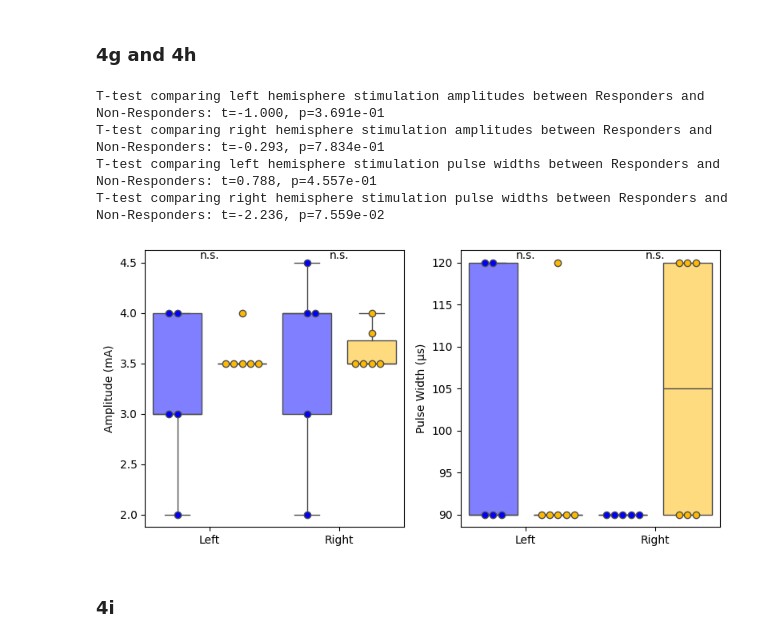
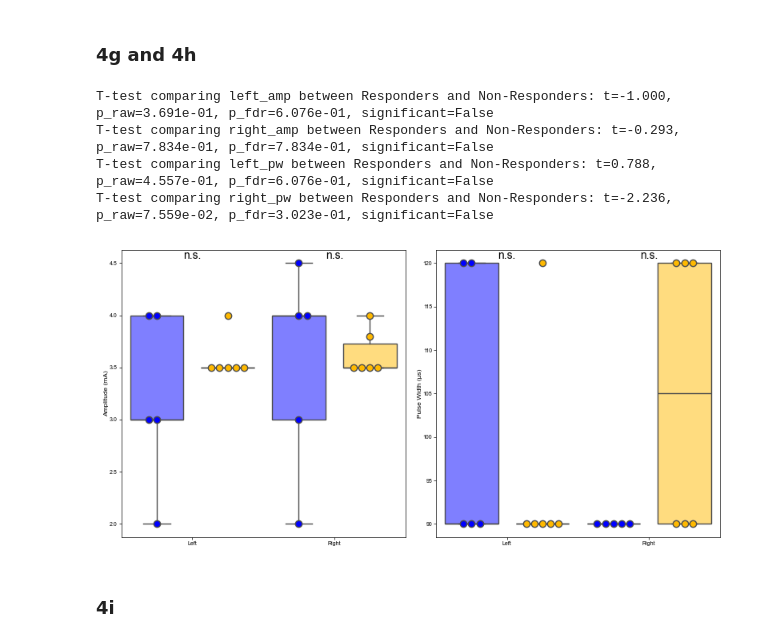
Before and after one commit to ProvenzaLab/PerceptPredictability, a Jupyter notebook: process_data.ipynb, the cells around one changed output. Cells and saved outputs as stored; diff of their text form; code cells hidden in the pictures.

```diff
--- a/process_data.ipynb
+++ b/process_data.ipynb
@@ -1514,57 +1514,62 @@ for pt_id in (nr_pts + r_pts):
     stim_setting_table.loc[len(stim_setting_table)] = [pt_id, response_status, left_amp, right_amp, left_pw, right_pw]
 
 left_amp_t_stat, left_amp_p_val = stats.ttest_ind(r_left_amps, nr_left_amps, equal_var=False)
+right_amp_t_stat, right_amp_p_val = stats.ttest_ind(r_right_amps, nr_right_amps, equal_var=False)
+left_pw_t_stat, left_pw_p_val = stats.ttest_ind(r_left_pws, nr_left_pws, equal_var=False)
+right_pw_t_stat, right_pw_p_val = stats.ttest_ind(r_right_pws, nr_right_pws, equal_var=False)
+
+test_labels = ['left_amp', 'right_amp', 'left_pw', 'right_pw']
+t_stats = [left_amp_t_stat, right_amp_t_stat, left_pw_t_stat, right_pw_t_stat]
+raw_p_vals = [left_amp_p_val, right_amp_p_val, left_pw_p_val, right_pw_p_val]
+
+reject, p_vals_fdr, _, _ = multipletests(raw_p_vals, alpha=0.05, method='fdr_bh')
+
+left_amp_p_val, right_amp_p_val, left_pw_p_val, right_pw_p_val = p_vals_fdr
 left_amp_asterisk_str = get_asterisk_str(left_amp_p_val)
-print(f'T-test comparing left hemisphere stimulation amplitudes between Responders and Non-Responders: t={left_amp_t_stat:.3f}, p={left_amp_p_val:.3e}')
+right_amp_asterisk_str = get_asterisk_str(right_amp_p_val)
+left_pw_asterisk_str = get_asterisk_str(left_pw_p_val)
+right_pw_asterisk_str = get_asterisk_str(right_pw_p_val)
 
-right_amp_t_stat, right_amp_p_val = stats.ttest_ind(r_right_amps, nr_right_amps, equal_var=False)
-right_amp_asterisk_str = get_asterisk_str(right_amp_p_val)
-print(f'T-test comparing right hemisphere stimulation amplitudes between Responders and Non-Responders: t={right_amp_t_stat:.3f}, p={right_amp_p_val:.3e}')
-
-left_pw_t_stat, left_pw_p_val = stats.ttest_ind(r_left_pws, nr_left_pws, equal_var=False)
-left_pw_asterisk_str = get_asterisk_str(left_pw_p_val)
-print(f'T-test comparing left hemisphere stimulation pulse widths between Responders and Non-Responders: t={left_pw_t_stat:.3f}, p={left_pw_p_val:.3e}')
-
-right_pw_t_stat, right_pw_p_val = stats.ttest_ind(r_right_pws, nr_right_pws, equal_var=False)
-right_pw_asterisk_str = get_asterisk_str(right_pw_p_val)
-print(f'T-test comparing right hemisphere stimulation pulse widths between Responders and Non-Responders: t={right_pw_t_stat:.3f}, p={right_pw_p_val:.3e}')
+for label, t_stat, p_raw, p_fdr, rej in zip(test_labels, t_stats, raw_p_vals, p_vals_fdr, reject):
+    print(f'T-test comparing {label} between Responders and Non-Responders: '
+          f't={t_stat:.3f}, p_raw={p_raw:.3e}, p_fdr={p_fdr:.3e}, significant={rej}')
 
 fig, axs = plt.subplots(ncols=2, figsize=(8, 4))
 plot_box_and_swarmplot(0, r_left_amps, axs[0], color=COL_PAL['Responder'], alpha=0.5)
 plot_box_and_swarmplot(1, nr_left_amps, axs[0], color=COL_PAL['Non-Responder'], alpha=0.5)
 plot_box_and_swarmplot(2, r_right_amps, axs[0], color=COL_PAL['Responder'], alpha=0.5)
 plot_box_and_swarmplot(3, nr_right_amps, axs[0], color=COL_PAL['Non-Responder'], alpha=0.5)
 plot_box_and_swarmplot(0, r_left_pws, axs[1], color=COL_PAL['Responder'], alpha=0.5)
 plot_box_and_swarmplot(1, nr_left_pws, axs[1], color=COL_PAL['Non-Responder'], alpha=0.5)
 plot_box_and_swarmplot(2, r_right_pws, axs[1], color=COL_PAL['Responder'], alpha=0.5)
 plot_box_and_swarmplot(3, nr_right_pws, axs[1], color=COL_PAL['Non-Responder'], alpha=0.5)
 
 axs[0].text(0.5, 1, left_amp_asterisk_str, ha='center', va='top', transform=axs[0].get_xaxis_transform())
 axs[0].text(2.5, 1, right_amp_asterisk_str, ha='center', va='top', transform=axs[0].get_xaxis_transform())
 axs[1].text(0.5, 1, left_pw_asterisk_str, ha='center', va='top', transform=axs[1].get_xaxis_transform())
 axs[1].text(2.5, 1, right_pw_asterisk_str, ha='center', va='top', transform=axs[1].get_xaxis_transform())
 
 axs[0].set(
     xticks=[0.5, 2.5],
     xticklabels=['Left', 'Right'],
     ylabel='Amplitude (mA)',
 )
 axs[1].set(
     xticks=[0.5, 2.5],
     xticklabels=['Left', 'Right'],
     ylabel='Pulse Width (µs)',
 )
 
 fig.tight_layout()
 fig.savefig('figures/4g_h.svg', bbox_inches='tight', pad_inches=0)
 stim_setting_table.to_excel('tables/stim_settings_at_14d.xlsx', index=False)
 plt.show()
 # %% [output]
-T-test comparing left hemisphere stimulation amplitudes between Responders and Non-Responders: t=-1.000, p=3.691e-01
-T-test comparing right hemisphere stimulation amplitudes between Responders and Non-Responders: t=-0.293, p=7.834e-01
-T-test comparing left hemisphere stimulation pulse widths between Responders and Non-Responders: t=0.788, p=4.557e-01
-T-test comparing right hemisphere stimulation pulse widths between Responders and Non-Responders: t=-2.236, p=7.559e-02
+T-test comparing left_amp between Responders and Non-Responders: t=-1.000, p_raw=3.691e-01, p_fdr=6.076e-01, significant=False
+T-test comparing right_amp between Responders and Non-Responders: t=-0.293, p_raw=7.834e-01, p_fdr=7.834e-01, significant=False
+T-test comparing left_pw between Responders and Non-Responders: t=0.788, p_raw=4.557e-01, p_fdr=6.076e-01, significant=False
+T-test comparing right_pw between Responders and Non-Responders: t=-2.236, p_raw=7.559e-02, p_fdr=3.023e-01, significant=False
-[figure, old version]
+[figure, new version]
 # %% [markdown]
 ### 4i
 # %%
```
Also changed, not shown: parts of 21 cells of this notebook.
